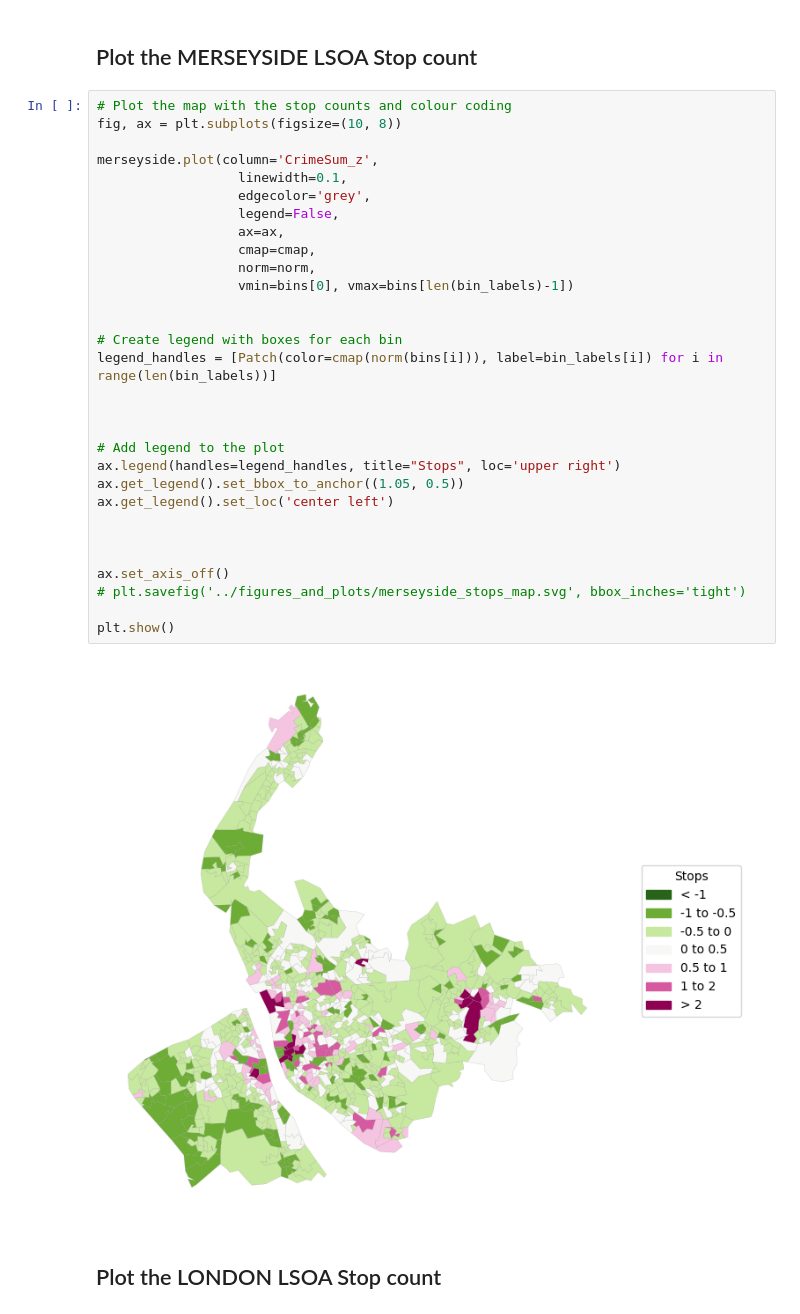
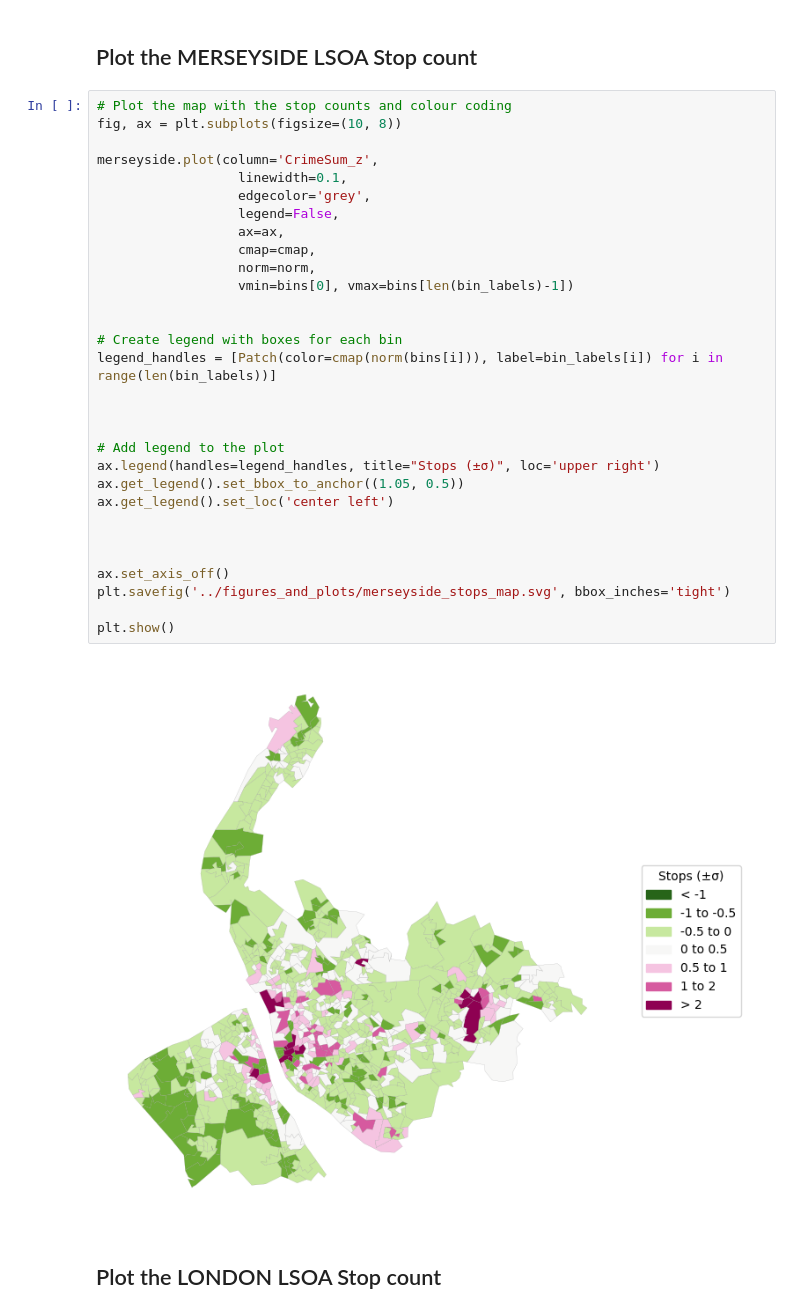
Before and after one commit to KofiBartonByfield/Dissertation, a Jupyter notebook: code/create_plots.ipynb, the cells around one changed output. Saved outputs shown, nothing was run; the diff lists cells and outputs as text.

Commit message:
update plots

```diff
--- a/code/create_plots.ipynb
+++ b/code/create_plots.ipynb
@@ -51,35 +52,35 @@ norm = mpl.colors.BoundaryNorm(boundaries=bins, ncolors=256)
 # %%
 # Plot the map with the stop counts and colour coding
 fig, ax = plt.subplots(figsize=(10, 8))
 
 merseyside.plot(column='CrimeSum_z',
                   linewidth=0.1,
                   edgecolor='grey',
                   legend=False,
                   ax=ax,
                   cmap=cmap,
                   norm=norm,
                   vmin=bins[0], vmax=bins[len(bin_labels)-1])
 
 
 # Create legend with boxes for each bin
 legend_handles = [Patch(color=cmap(norm(bins[i])), label=bin_labels[i]) for i in range(len(bin_labels))]
 
 
 
 # Add legend to the plot
-ax.legend(handles=legend_handles, title="Stops", loc='upper right')
+ax.legend(handles=legend_handles, title="Stops (±σ)", loc='upper right')
 ax.get_legend().set_bbox_to_anchor((1.05, 0.5))
 ax.get_legend().set_loc('center left')
 
 
 
 ax.set_axis_off()
-# plt.savefig('../figures_and_plots/merseyside_stops_map.svg', bbox_inches='tight')
+plt.savefig('../figures_and_plots/merseyside_stops_map.svg', bbox_inches='tight')
 
 plt.show()
 # %% [output]
-[figure, old version]
+[figure, new version]
 # %% [markdown]
 ## Plot the LONDON LSOA Stop count
 # %%
```
Also changed, not shown: parts of 6 cells of this notebook, 4 other files.
